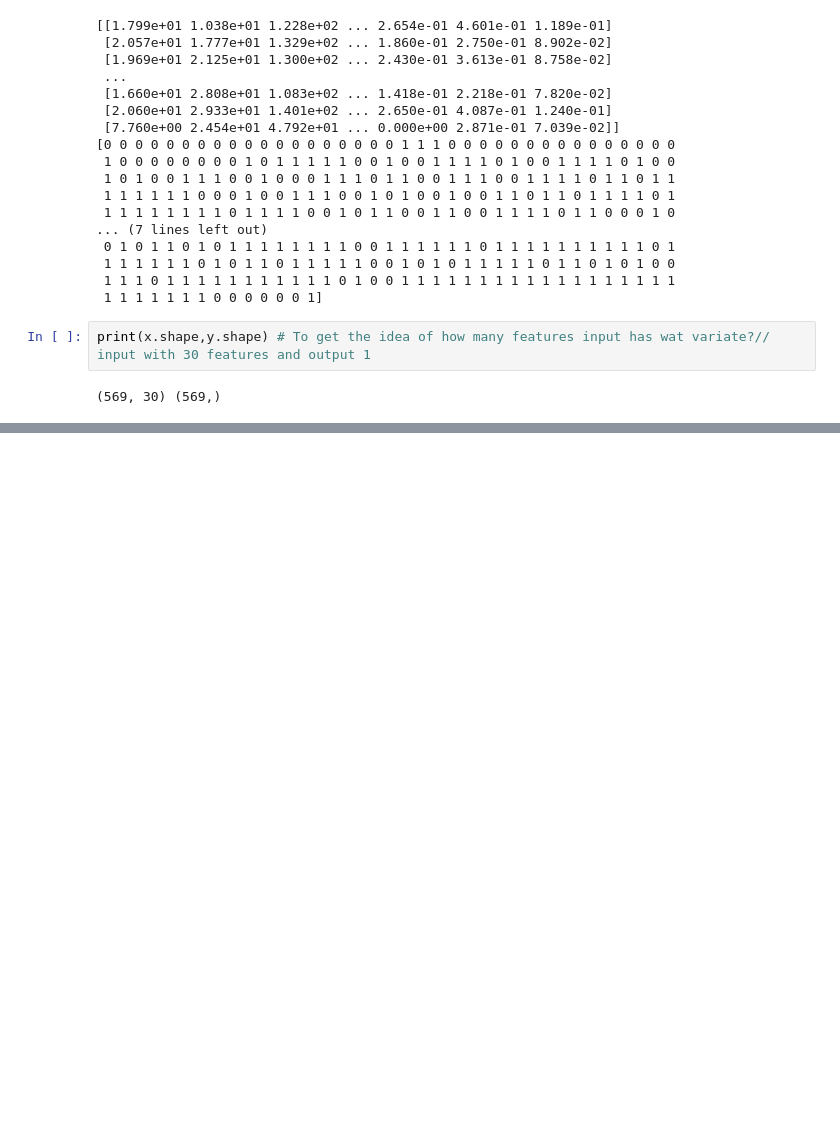
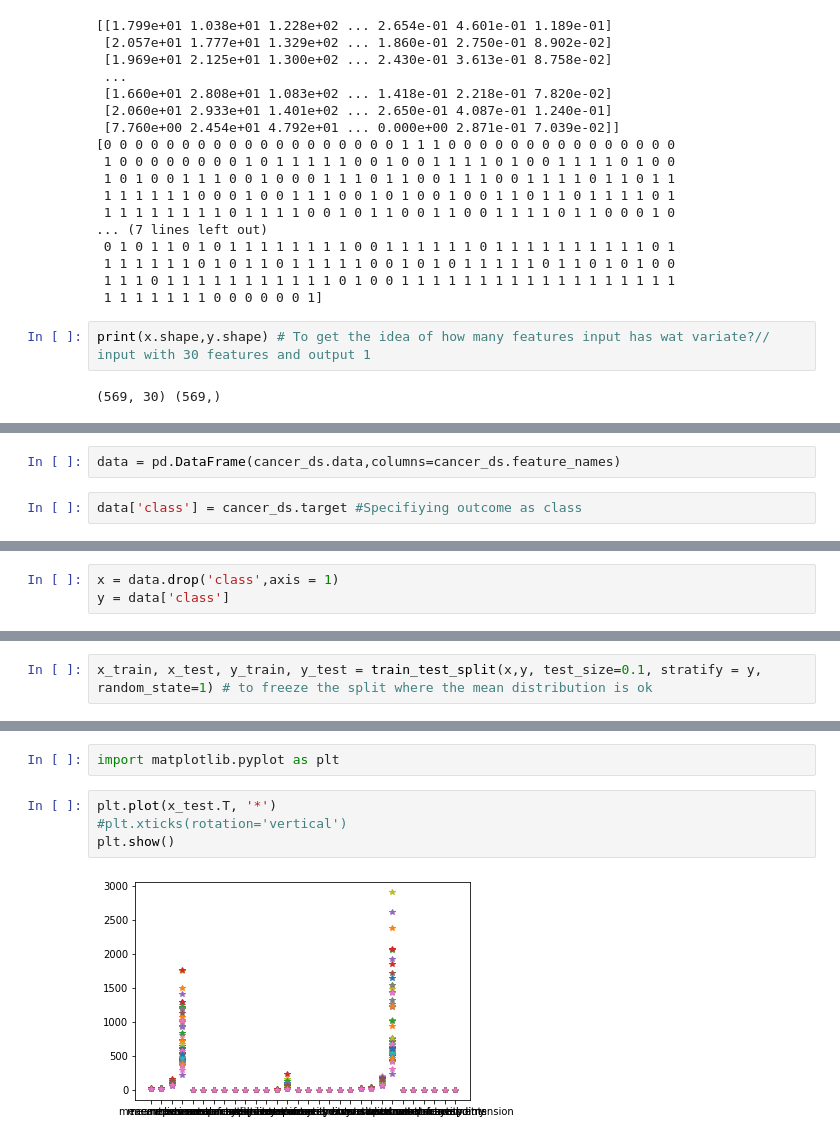
Before and after one commit to DD199427/D27, a Jupyter notebook: DL_1st_Multi_variate.ipynb, the cells around one changed output, grey strips where cells are left out. Saved outputs shown, nothing was run; the diff lists cells and outputs as text; blank space fills up the shorter version.

```diff
--- a/DL_1st_Multi_variate.ipynb
+++ b/DL_1st_Multi_variate.ipynb
@@ -40,0 +43,4 @@ print(x.shape,y.shape) # To get the idea of how many features input has wat vari
+# %%
+data = pd.DataFrame(cancer_ds.data,columns=cancer_ds.feature_names)
+# %%
+data['class'] = cancer_ds.target #Specifiying outcome as class
@@ -40,0 +87,3 @@ print(x.shape,y.shape) # To get the idea of how many features input has wat vari
+# %%
+x = data.drop('class',axis = 1)
+y = data['class']
@@ -40,0 +134,2 @@ print(x.shape,y.shape) # To get the idea of how many features input has wat vari
+# %%
+x_train, x_test, y_train, y_test = train_test_split(x,y, test_size=0.1, stratify = y, random_state=1) # to freeze the split where the mean distribution is ok
@@ -40,0 +156,8 @@ print(x.shape,y.shape) # To get the idea of how many features input has wat vari
+# %%
+import matplotlib.pyplot as plt
+# %%
+plt.plot(x_test.T, '*')
+#plt.xticks(rotation='vertical')
+plt.show()
+# %% [output]
+[figure, added]
```
Also changed, not shown: parts of 19 cells of this notebook.
